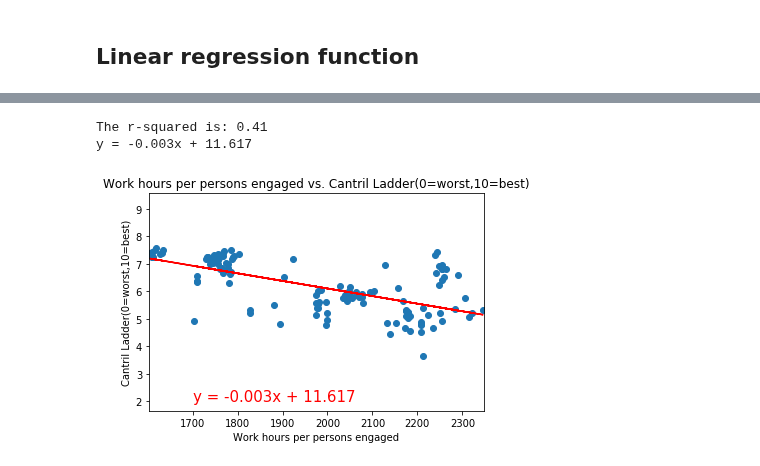
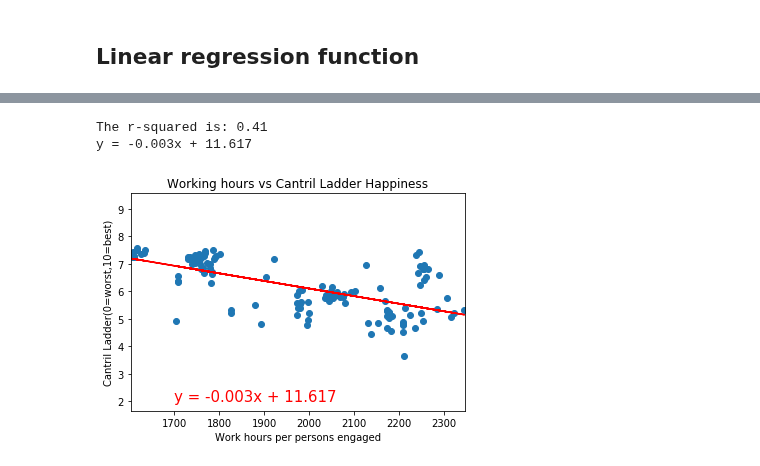
Before and after one commit to JeremyBrent/RUDS_project_1, a Jupyter notebook: Data_analysis.ipynb, the cells around one changed output, grey strips where cells are left out. Drawn from its saved outputs; the diff is of its cells as text; code cells hidden in the pictures.

```diff
--- a/Data_analysis.ipynb
+++ b/Data_analysis.ipynb
@@ -318,7 +330,7 @@ def linearregression(x_values,y_values,x_label,y_label,x_annotate,y_annotate):
     plt.ylabel(y_label)
     plt.xlim(min(x_values)-2,max(x_values)+2)
     plt.ylim(min(y_values)-2,max(y_values)+2)
-    plt.title(f'{x_label} vs. {y_label}')
+#     plt.title(f'{x_label} vs. {y_label}')
     print(f"The r-squared is: {round(rvalue**2,2)}")
     print(line_eq)
     plt.show()
@@ -344,13 +357,15 @@ merged_df
 # %%
 #Assigning axis data and labels
 x_data = merged_df["Work hours per persons engaged"]
 y_data = merged_df["Cantril Ladder(0=worst,10=best)"]
 x_label = "Work hours per persons engaged"
 y_label = "Cantril Ladder(0=worst,10=best)"
 
+plt.title("Working hours vs Cantril Ladder Happiness")
+
 #Using the linear regression function defined above
 linearregression(x_data,y_data,x_label,y_label,1700,2)
 # %% [output]
 The r-squared is: 0.41
 y = -0.003x + 11.617
-[figure, old version]
+[figure, new version]
```
Also changed, not shown: parts of 10 cells of this notebook.
